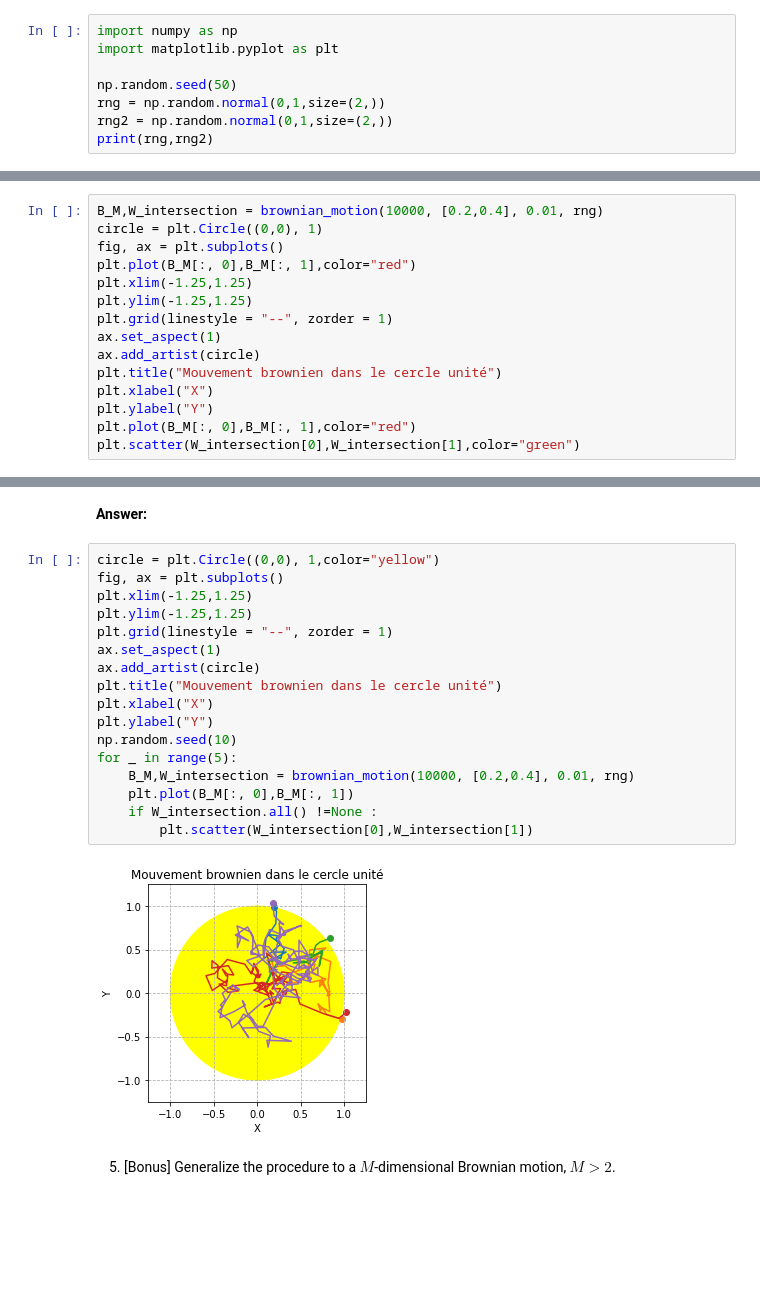
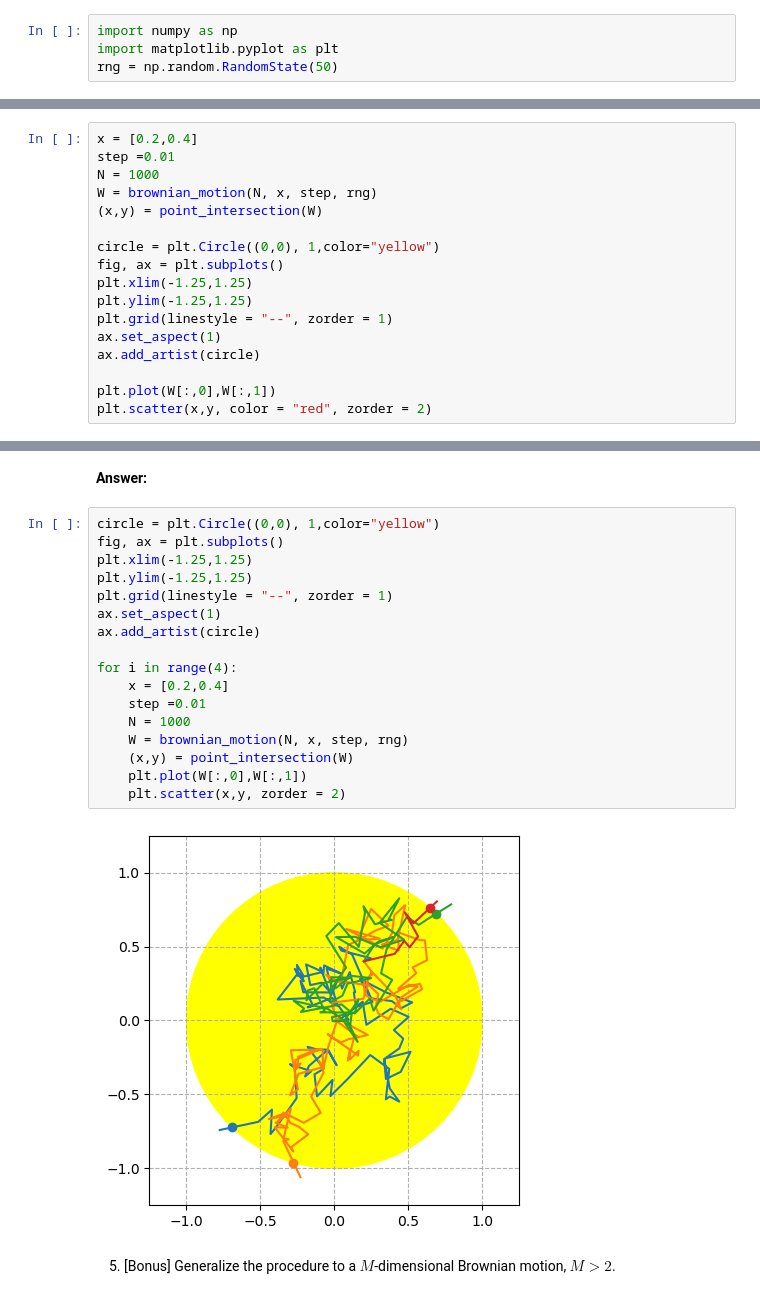
Before and after one commit to hichamomh/Python-labs, a Jupyter notebook: Labs/Lab3/lab3.ipynb, the cells around one changed output, grey strips where cells are left out. Drawn from its saved outputs; the diff is of its cells as text; blank space fills up the shorter version.

```diff
--- a/Labs/Lab3/lab3.ipynb
+++ b/Labs/Lab3/lab3.ipynb
@@ -36,8 +39,4 @@ where $\mathcal{N}(\mathbf{0}, \mathbf{I})$ is a Gaussian distribution with mean
 # %%
 import numpy as np
 import matplotlib.pyplot as plt
-
-np.random.seed(50)
-rng = np.random.normal(0,1,size=(2,))
-rng2 = np.random.normal(0,1,size=(2,))
-print(rng,rng2)
+rng = np.random.RandomState(50)
@@ -158,19 +109,21 @@ On remarque que notre machine fait des erreurs de calculs la norme n'est pas ég
 # %% [markdown]
 **Answer:**
 # %%
-B_M,W_intersection = brownian_motion(10000, [0.2,0.4], 0.01, rng)
-circle = plt.Circle((0,0), 1)
+x = [0.2,0.4]
+step =0.01
+N = 1000
+W = brownian_motion(N, x, step, rng)
+(x,y) = point_intersection(W)
+
+circle = plt.Circle((0,0), 1,color="yellow")
 fig, ax = plt.subplots()
-plt.plot(B_M[:, 0],B_M[:, 1],color="red")
 plt.xlim(-1.25,1.25)
 plt.ylim(-1.25,1.25)
 plt.grid(linestyle = "--", zorder = 1)
 ax.set_aspect(1)
 ax.add_artist(circle)
-plt.title("Mouvement brownien dans le cercle unité")
-plt.xlabel("X")
-plt.ylabel("Y")
-plt.plot(B_M[:, 0],B_M[:, 1],color="red")
-plt.scatter(W_intersection[0],W_intersection[1],color="green")
+
+plt.plot(W[:,0],W[:,1])
+plt.scatter(x,y, color = "red", zorder = 2)
 # %% [output]
 <matplotlib.collections.PathCollection at 0x...>
@@ -182,22 +135,22 @@ plt.scatter(W_intersection[0],W_intersection[1],color="green")
 # %%
 circle = plt.Circle((0,0), 1,color="yellow")
 fig, ax = plt.subplots()
 plt.xlim(-1.25,1.25)
 plt.ylim(-1.25,1.25)
 plt.grid(linestyle = "--", zorder = 1)
 ax.set_aspect(1)
 ax.add_artist(circle)
-plt.title("Mouvement brownien dans le cercle unité")
-plt.xlabel("X")
-plt.ylabel("Y")
-np.random.seed(10)
-for _ in range(5):
-    B_M,W_intersection = brownian_motion(10000, [0.2,0.4], 0.01, rng)
-    plt.plot(B_M[:, 0],B_M[:, 1])
-    if W_intersection.all() !=None :
-        plt.scatter(W_intersection[0],W_intersection[1])
+
+for i in range(4):
+    x = [0.2,0.4]
+    step =0.01
+    N = 1000
+    W = brownian_motion(N, x, step, rng)
+    (x,y) = point_intersection(W)
+    plt.plot(W[:,0],W[:,1])
+    plt.scatter(x,y, zorder = 2)
 # %% [output]
-[figure, old version]
+[figure, new version]
 # %% [markdown]
 5. [Bonus] Generalize the procedure to a $M$-dimensional Brownian motion, $M > 2$.
 # %% [markdown]
```
Also changed, not shown: parts of 20 cells of this notebook.
